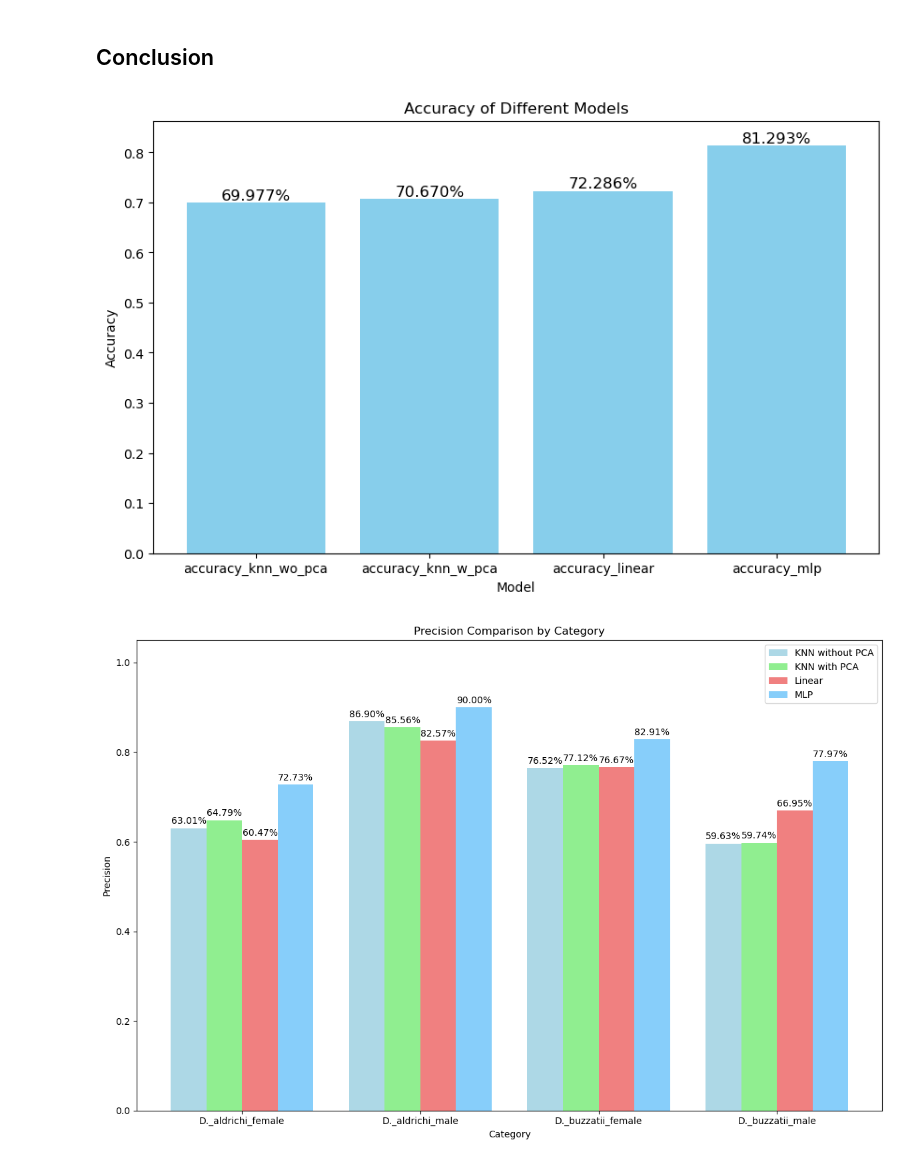
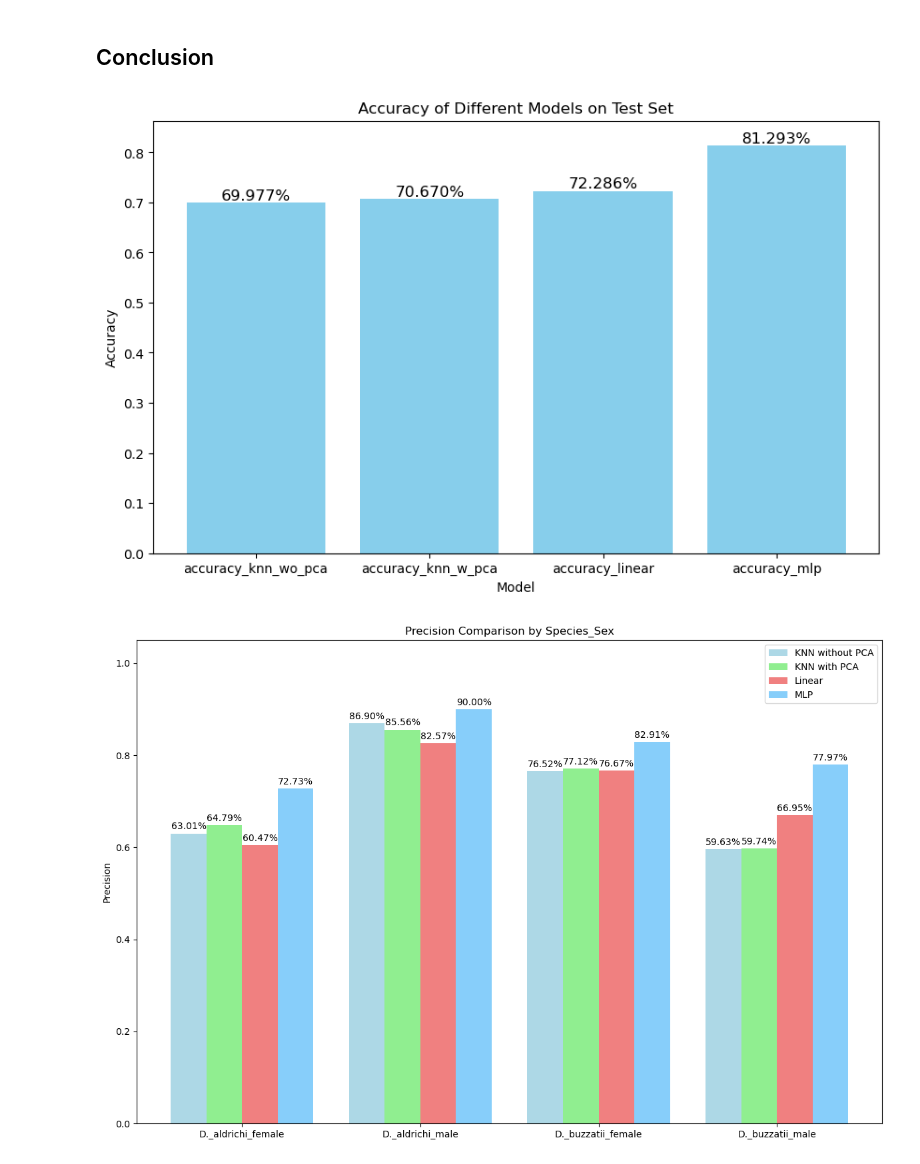
Before and after one commit to chenzhi-liu/COMP4702_Report, a Jupyter notebook: comp4702.ipynb, the cells around one changed output. Cells and saved outputs as stored; diff of their text form; code cells hidden in the pictures.

```diff
--- a/comp4702.ipynb
+++ b/comp4702.ipynb
@@ -769,7 +769,7 @@ for bar in bars:
     height = bar.get_height()
     plt.text(bar.get_x() + bar.get_width() / 2, height, f'{height * 100:.3f}%', ha='center', va='bottom', color='black', fontsize=12)
 
-plt.title('Accuracy of Different Models')
+plt.title('Accuracy of Different Models on Test Set')
 plt.xlabel('Model')
 plt.ylabel('Accuracy')
 
@@ -777,43 +777,42 @@ plt.ylim(0, max(values) + 0.05)
 
 plt.show()
 # %% [output]
-[figure, old version]
+[figure, new version]
 # %%
 categories = precision_recall_df_knn_wo_pca['Category']
 precision_values = [
     precision_recall_df_knn_wo_pca['Precision'],
     precision_recall_df_knn_w_pca['Precision'],
     precision_recall_df_linear['Precision'],
     precision_recall_df_mlp['Precision']
 ]
 
 models = ['KNN without PCA', 'KNN with PCA', 'Linear', 'MLP']
 
 colors = ['lightblue', 'lightgreen', 'lightcoral', 'lightskyblue']
 
 fig, ax = plt.subplots(figsize=(12, 8))
 
 bar_width = 0.2
 index = np.arange(len(categories))
 
 for i, precision in enumerate(precision_values):
     ax.bar(index + bar_width * i, precision, bar_width, label=models[i], color=colors[i])
     for j, value in enumerate(precision):
         ax.text(index[j] + bar_width * i, value + 0.005, f'{value * 100:.2f}%', ha='center', va='bottom', fontsize=10)
 
-ax.set_title('Precision Comparison by Category')
-ax.set_xlabel('Category')
+ax.set_title('Precision Comparison by Species_Sex')
 ax.set_ylabel('Precision')
 ax.set_xticks(index + bar_width * 1.5)
 ax.set_xticklabels(categories)
 ax.legend()
 
 ax.set_ylim(0, 1.05)
 
 plt.tight_layout()
 plt.show()
 # %% [output]
-[figure, old version]
+[figure, new version]
 # %%
 categories = precision_recall_df_knn_wo_pca['Category']
 recall_values = [
```
Also changed, not shown: parts of 1 cell of this notebook.
